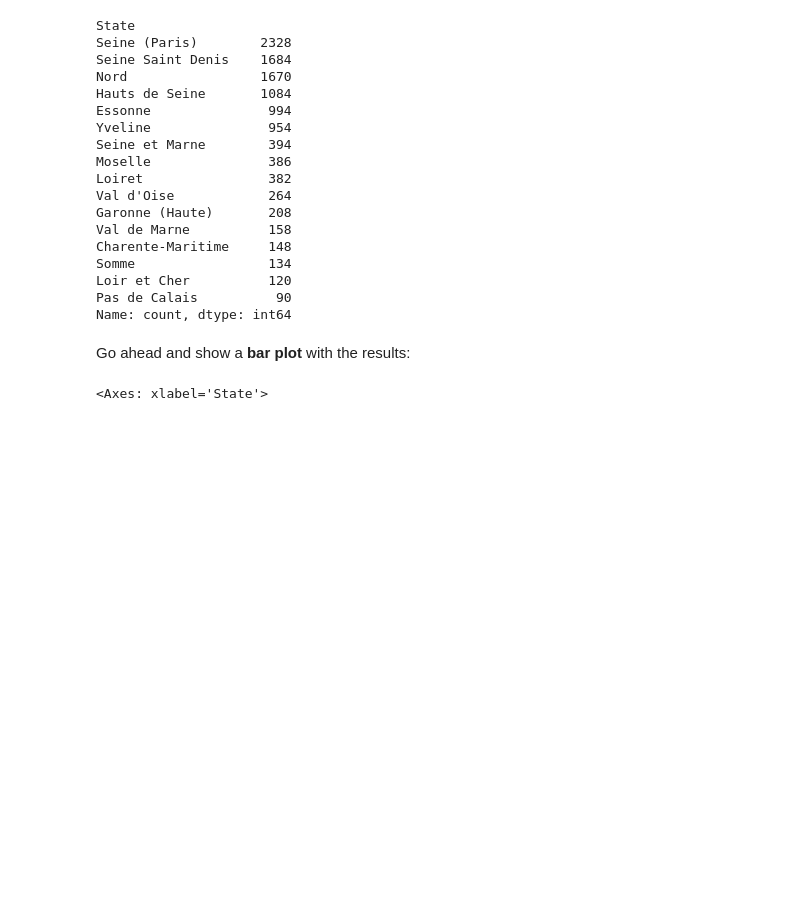
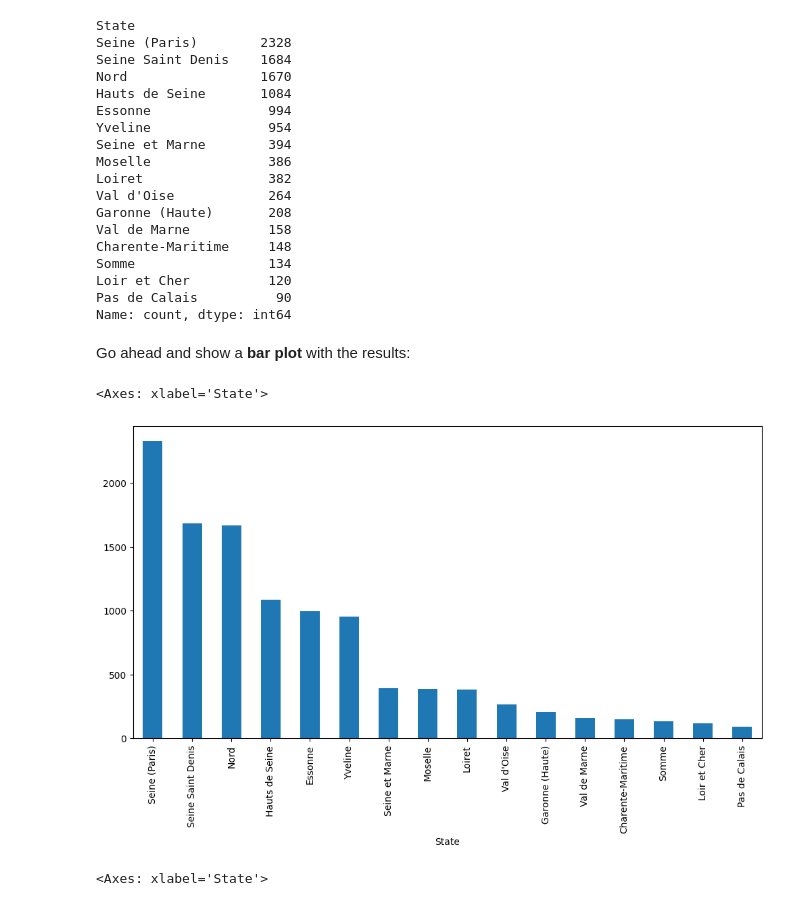
Before and after one commit to mienblack/data-analysis-with-python, a Jupyter notebook: 01. pandas_real_life_example/FreeCodeCamp-Pandas-Real-Life-Example-master/Exercises_1.ipynb, the cells around one changed output. Drawn from its saved outputs; the diff is of its cells as text; code cells hidden in the pictures; blank space fills up the shorter version.

```diff
--- a/01. pandas_real_life_example/FreeCodeCamp-Pandas-Real-Life-Example-master/Exercises_1.ipynb
+++ b/01. pandas_real_life_example/FreeCodeCamp-Pandas-Real-Life-Example-master/Exercises_1.ipynb
@@ -439,3 +443,5 @@ sales['Calculated_Date'].value_counts().plot(kind='line', figsize=(14,6))
 ### Increase 50 U$S revenue to every sale
 # %%
 # your code goes here
+sales['Revenue'] += 50
+sales['Revenue'].head()
@@ -496,6 +536,10 @@ Name: count, dtype: int64
 Go ahead and show a <b>bar plot</b> with the results:
 # %%
 # your code goes here
+france_states.plot(kind='bar', figsize=(12,6))
+# %% [output]
+<Axes: xlabel='State'>
+[figure, added]
 # %%
 france_states.plot(kind='bar', figsize=(14,6))
 # %% [output]
```
Also changed, not shown: parts of 23 cells of this notebook.
